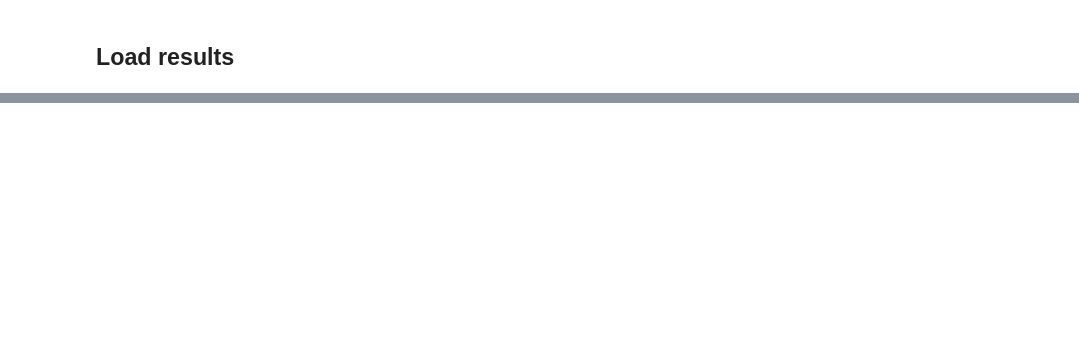
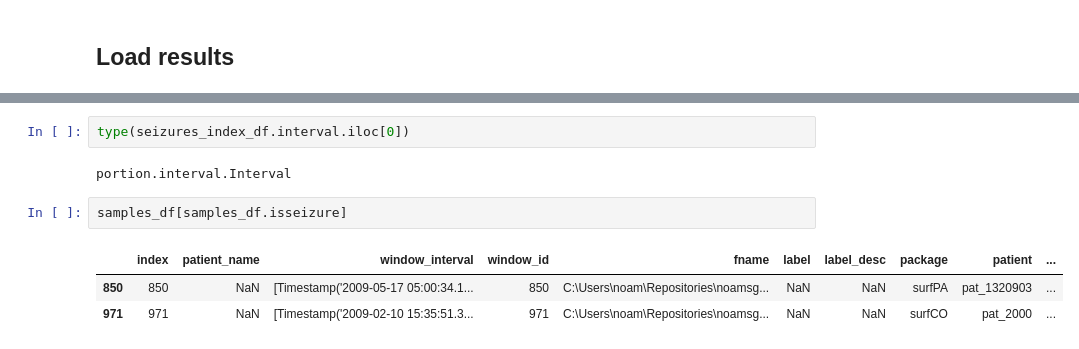
Before and after one commit to noamsgl/msc, a Jupyter notebook: scripts/generate/analyze_gp_results.ipynb, the cells around one changed output, grey strips where cells are left out. Drawn from its saved outputs; the diff is of its cells as text; blank space fills up the shorter version.

```diff
--- a/scripts/generate/analyze_gp_results.ipynb
+++ b/scripts/generate/analyze_gp_results.ipynb
@@ -21,0 +79,10 @@ def isseizure(samples_row) -> bool:
+# %%
+type(seizures_index_df.interval.iloc[0])
+# %% [output]
+portion.interval.Interval
+# %%
+samples_df[samples_df.isseizure]
+# %% [output]
+|  | index | patient_name | window_interval | window_id | fname | label | label_desc | package | patient | ... |
+| 850 | 850 | NaN | [Timestamp('2009-05-17 05:00:34.1... | 850 | C:\Users\noam\Repositories\noamsg... | NaN | NaN | surfPA | pat_1320903 | ... |
+| 971 | 971 | NaN | [Timestamp('2009-02-10 15:35:51.3... | 971 | C:\Users\noam\Repositories\noamsg... | NaN | NaN | surfCO | pat_2000 | ... |
```
Also changed, not shown: parts of 11 cells of this notebook.
